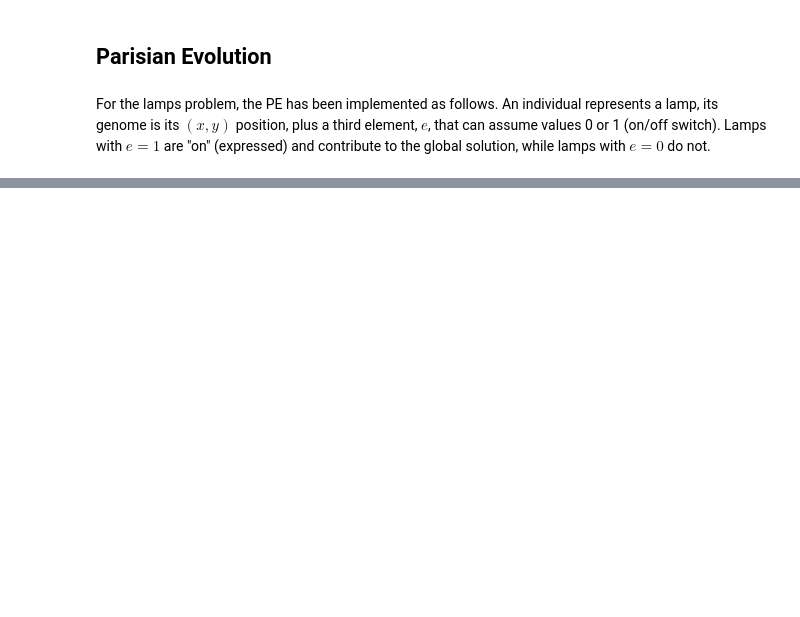
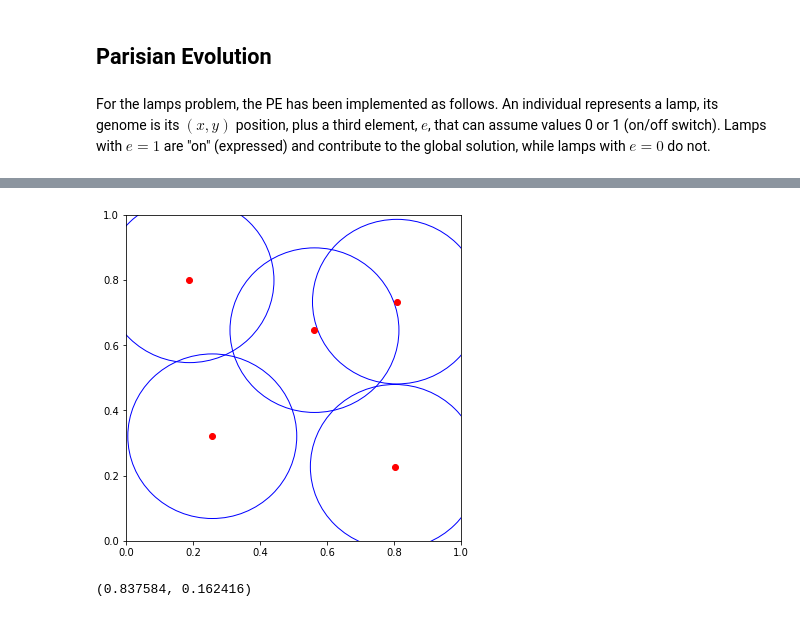
Before and after one commit to williamjizihe/INT21-CCEA, a Jupyter notebook: lamp.ipynb, the cells around one changed output, grey strips where cells are left out. Cells and saved outputs as stored; diff of their text form; code cells hidden in the pictures; blank space fills up the shorter version.

Commit message:
add Group Evolution

```diff
--- a/lamp.ipynb
+++ b/lamp.ipynb
@@ -346,0 +621,23 @@ bound_lamp.upper_bound = itertools.repeat(1)
+# %%
+rand = random.Random()
+rand.seed(39)
+bound_lamps = (0, 1)
+bound_groups = (5, 10)
+grid_size = 500
+problem_size = 5
+index_to_cs, groups = group_evolution(rand, {'grid_size': grid_size,
+                                             'problem_size': problem_size,
+                                             'max_generations': 20,
+                                             'num_individuals': 50,
+                                             'num_groups': 200,
+                                             'offspring_size': 20,
+                                             'mutation_rate': 0.5,
+                                             'crossover_rate': 1,
+                                             'bound_lamps': bound_lamps,
+                                             'bound_groups': bound_groups,
+                                             'tournament_size': 2,
+                                             'num_selected': 10,
+                                             'weight_overlap': 1})
+# %%
+groups.sort(key=lambda x: x[0], reverse=True)
+groups[0]
@@ -346,0 +646,4 @@ bound_lamp.upper_bound = itertools.repeat(1)
+# %%
+print(groups[0][0])
+for i in groups[0][1]:
+    print(index_to_cs[i], end=', ')
@@ -346,0 +657,8 @@ bound_lamp.upper_bound = itertools.repeat(1)
+# %%
+groups_xy = []
+for group in groups:
+    g_xy = [group[0], []]
+    for i in group[1]:
+        g_xy[1].append(index_to_cs[i])
+    groups_xy.append(g_xy)
+groups_xy
@@ -346,0 +683,9 @@ bound_lamp.upper_bound = itertools.repeat(1)
+# %%
+plot_lamps(groups_xy[0][1], problem_size)
+# %% [output]
+[figure, added]
+# %%
+lamp_grid = create_lamp_grid(grid_size, problem_size)
+calculate_areas(groups_xy[0][1], grid_size, problem_size, lamp_grid)
+# %% [output]
+(0.837584, 0.162416)
```
Also changed, not shown: parts of 18 cells of this notebook.
